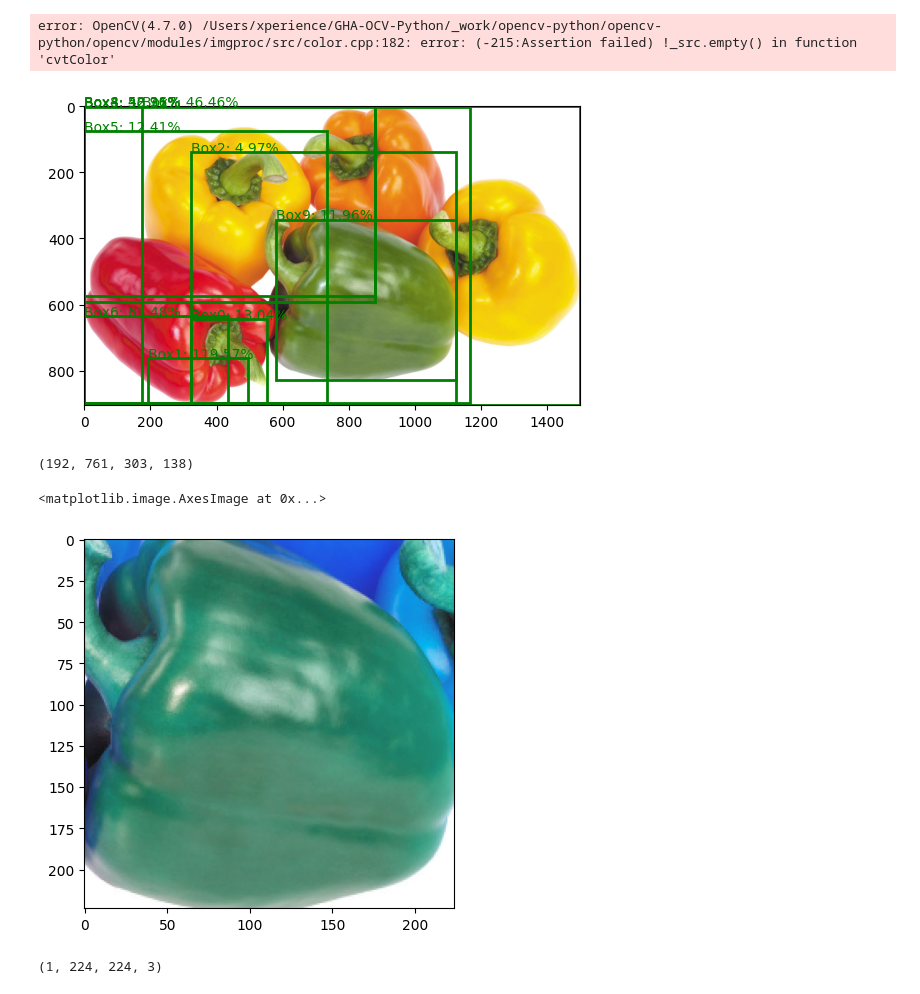
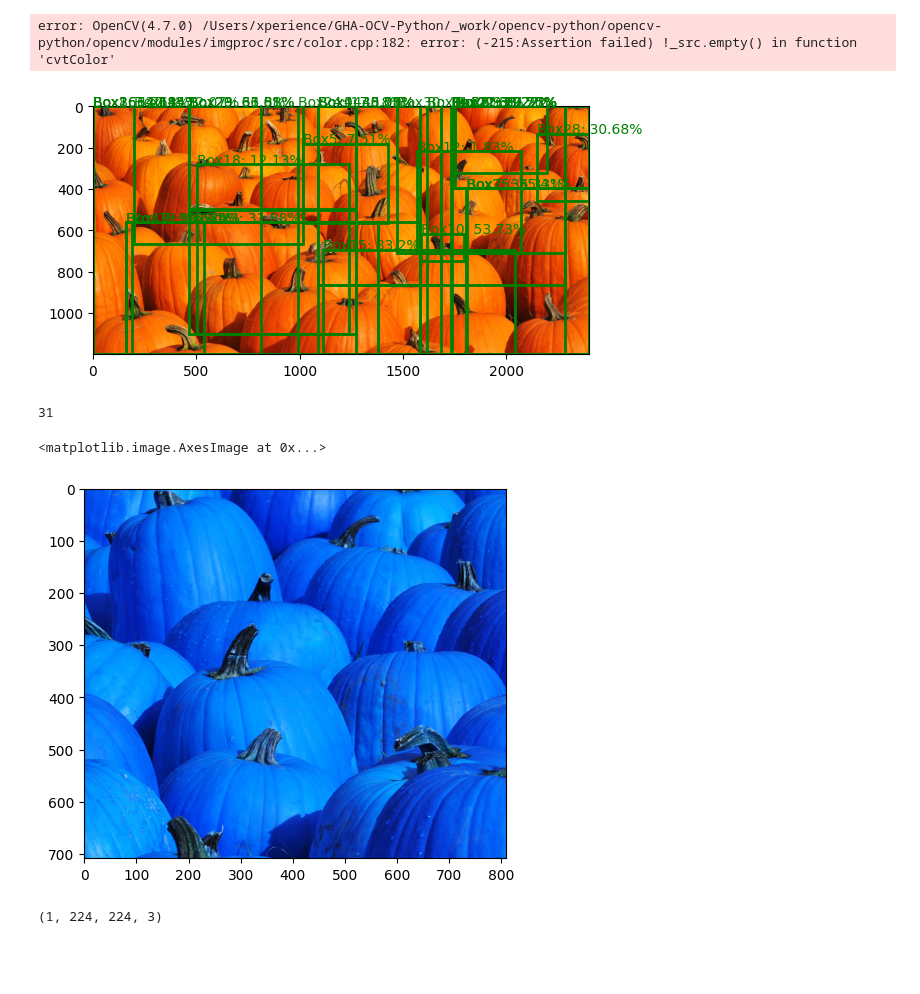
Before and after one commit to ArthurDercq/veggideas, a Jupyter notebook: notebooks/bounding_box.ipynb, the cells around one changed output. Saved outputs shown, nothing was run; the diff lists cells and outputs as text; code cells hidden in the pictures; blank space fills up the shorter version.

```diff
--- a/notebooks/bounding_box.ipynb
+++ b/notebooks/bounding_box.ipynb
@@ -121,7 +121,7 @@ plt.show()
 [ WARN:0@2735.566] global loadsave.cpp:244 findDecoder imread_('/Users/lieselvranckx/code/ArthurDercq/veggideas/raw_data/train/brocolis.jpeg'): can't open/read file: check file path/integrity
 error: OpenCV(4.7.0) /Users/xperience/GHA-OCV-Python/_work/opencv-python/opencv-python/opencv/modules/imgproc/src/color.cpp:182: error: (-215:Assertion failed) !_src.empty() in function 'cvtColor'
 # %%
-image_path = '/Users/arthurdercq/Desktop/capsicums.jpeg'
+image_path = '/Users/arthurdercq/Desktop/pumkins.jpeg'
 
 # Load the image
 image = cv2.imread(image_path)
@@ -186,38 +186,38 @@ for i in range(len(selected_candidates)):
                     filtered_boxes.append(current_box)
                 else:
                     break
     # If the current box is not contained, add it to the filtered list
     if not is_contained:
         filtered_boxes.append(current_box)
 
 
 unique_tuples = set(filtered_boxes)
 filtered_list = list(unique_tuples)
 
 
 # # Create a figure and axes
 fig, ax = plt.subplots()
 
 # Plot the image
 ax.imshow(cv2.cvtColor(image, cv2.COLOR_BGR2RGB))
 
 rect = []
 for i, box in enumerate(filtered_list):
      x, y, w, h = box
      rect.append(patches.Rectangle((x, y), w, h, edgecolor='green', facecolor='none', linewidth=2))
      ax.add_patch(rect[i])
 
      aspect_ratio = max(w / h, h / w)
      ax.text(x, y, f'Box{i}: {round((aspect_ratio - target_aspect_ratio) * 100, 2)}%', color='green')
 
 # # Show the figure
 plt.show()
 # %% [output]
-[figure, old version]
+[figure, new version]
-# %%
-filtered_list[1]
-# %% [output]
-(192, 761, 303, 138)
+# %%
+len(filtered_list)
+# %% [output]
+31
 # %%
 list_subimages =[]
 # Itérer sur les coordonnées filtrées
@@ -231,10 +231,10 @@ for coords in filtered_list:
     final_image = np.expand_dims(resized_image, axis=0)
     list_subimages.append(final_image)
 # %%
-plt.imshow(resized_image)
+plt.imshow(cropped_image)
 # %% [output]
 <matplotlib.image.AxesImage at 0x...>
-[figure, old version]
+[figure, new version]
 # %%
 list_subimages[3].shape
 # %% [output]
```
Also changed, not shown: parts of 5 cells of this notebook, 3 other files.
